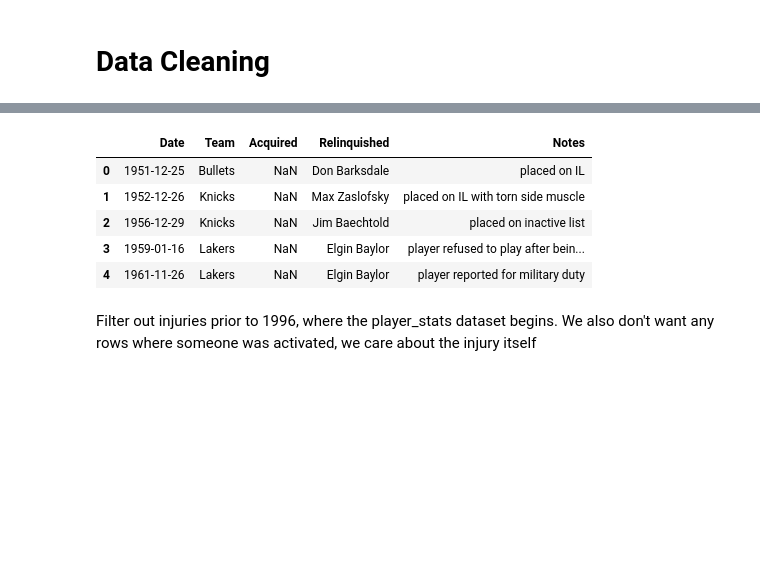
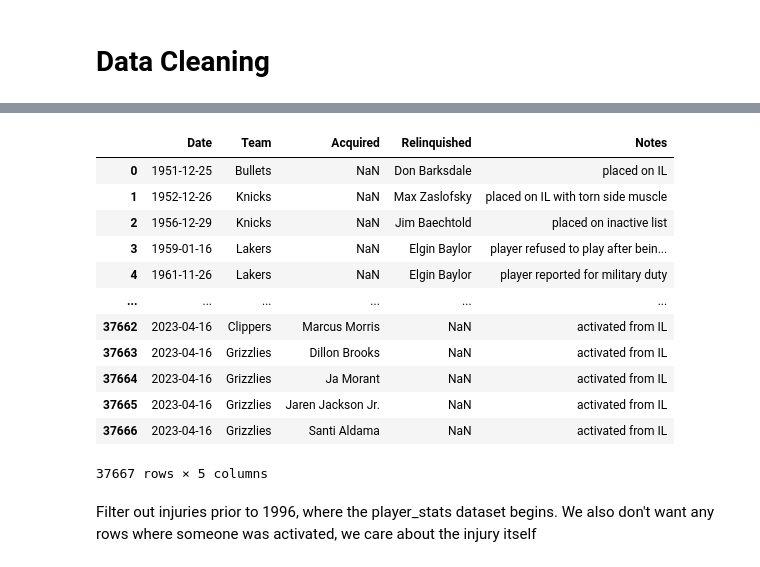
Before and after one commit to ab3131/NBAInjuryPredictor, a Jupyter notebook: NBAInjuryPredictor.ipynb, the cells around one changed output, grey strips where cells are left out. Saved outputs shown, nothing was run; the diff lists cells and outputs as text; code cells hidden in the pictures; blank space fills up the shorter version.

```diff
--- a/NBAInjuryPredictor.ipynb
+++ b/NBAInjuryPredictor.ipynb
@@ -11,5 +11,5 @@ import numpy as np
 # %% [markdown]
 # Data Cleaning
 # %%
-player_stats = pd.read_csv('player_stats.csv', index_col=0)
-injuries_original = pd.read_csv('NBA Player Injury Stats(1951 - 2023).csv', index_col=0)
+player_stats = pd.read_csv('player_stats.csv')
+injuries_original = pd.read_csv('NBA Player Injury Stats(1951 - 2023).csv')
@@ -26,12 +42,21 @@ player_stats.head()
+# %%
+injuries_original = injuries_original.drop(columns=injuries_original.columns[0], axis=1)
 # %%
-injuries_original.head()
+injuries_original
 # %% [output]
 |  | Date | Team | Acquired | Relinquished | Notes |
 | 0 | 1951-12-25 | Bullets | NaN | Don Barksdale | placed on IL |
 | 1 | 1952-12-26 | Knicks | NaN | Max Zaslofsky | placed on IL with torn side muscle |
 | 2 | 1956-12-29 | Knicks | NaN | Jim Baechtold | placed on inactive list |
 | 3 | 1959-01-16 | Lakers | NaN | Elgin Baylor | player refused to play after bein... |
 | 4 | 1961-11-26 | Lakers | NaN | Elgin Baylor | player reported for military duty |
+| ... | ... | ... | ... | ... | ... |
+| 37662 | 2023-04-16 | Clippers | Marcus Morris | NaN | activated from IL |
+| 37663 | 2023-04-16 | Grizzlies | Dillon Brooks | NaN | activated from IL |
+| 37664 | 2023-04-16 | Grizzlies | Ja Morant | NaN | activated from IL |
+| 37665 | 2023-04-16 | Grizzlies | Jaren Jackson Jr. | NaN | activated from IL |
+| 37666 | 2023-04-16 | Grizzlies | Santi Aldama | NaN | activated from IL |
+37667 rows × 5 columns
 # %% [markdown]
 Filter out injuries prior to 1996, where the player_stats dataset begins. We also don't want any rows where someone was activated, we care about the injury itself
 # %%
```
Also changed, not shown: parts of 8 cells of this notebook.
